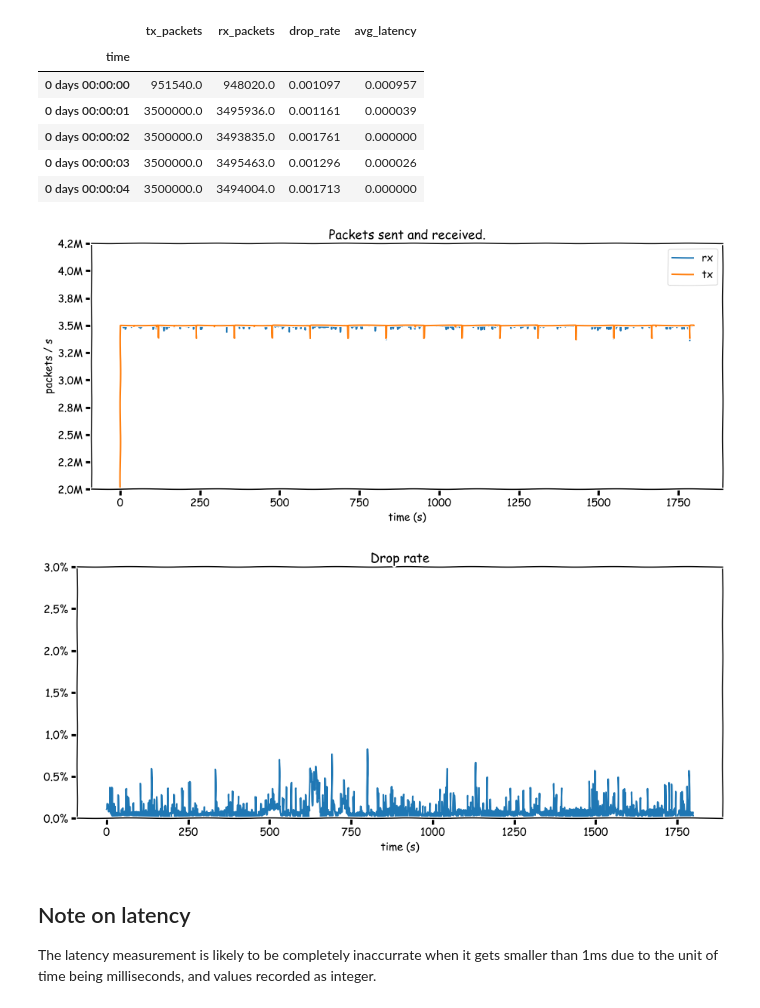
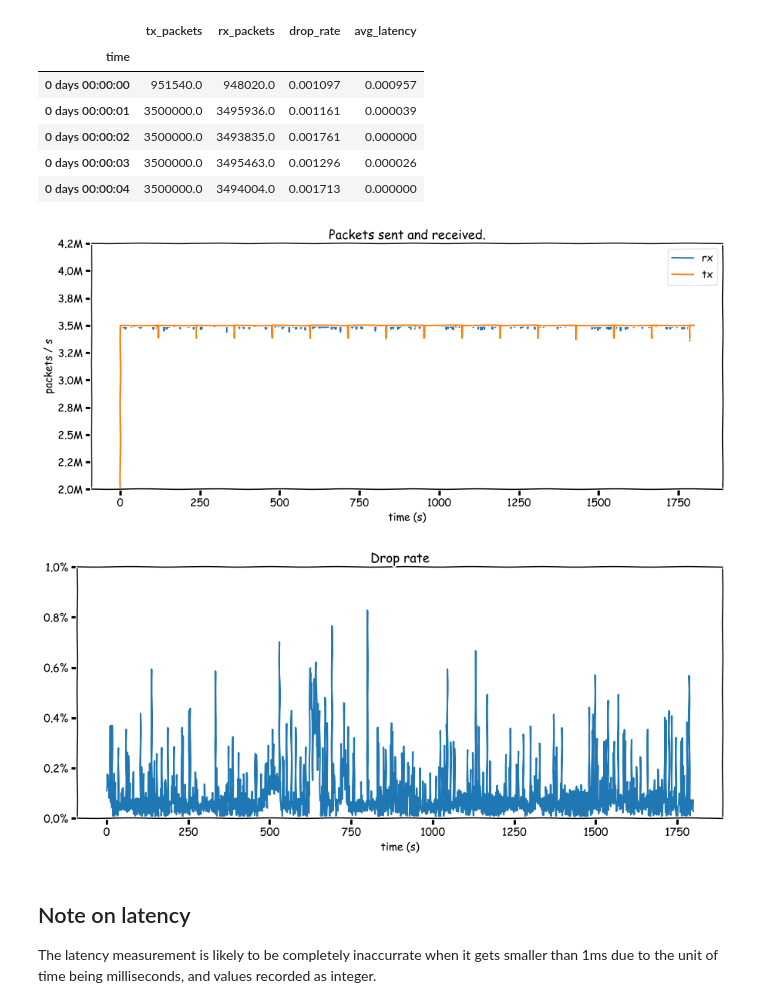
Before and after one commit to micromaomao/dpdk-project, a Jupyter notebook: data/a.ipynb, the cells around one changed output. Drawn from its saved outputs; the diff is of its cells as text; code cells hidden in the pictures.

```diff
--- a/data/a.ipynb
+++ b/data/a.ipynb
@@ -40,30 +40,30 @@ data.head()
 # %%
 # plot packet stats
 lims = (2e6, 4.25e6)
 
 graph_data = data[:1800]
 
 fig = plt.figure(figsize=(15, 6))
 plt.plot(graph_data.index.seconds, graph_data["rx_packets"], label="rx")
 plt.plot(graph_data.index.seconds, graph_data["tx_packets"], label="tx")
 plt.ylabel("packets / s")
 plt.xlabel("time (s)")
 plt.ylim(lims)
 plt.title("Packets sent and received.")
 plt.legend()
 plt.gca().yaxis.set_major_formatter(mticker.FuncFormatter(lambda x, _: f"{x/1e6:.1f}M"))
 plt.savefig("packets.svg")
 
 fig = plt.figure(figsize=(15, 6))
 plt.plot(graph_data.index.seconds, graph_data["drop_rate"])
 plt.xlabel("time (s)")
-plt.ylim(0, 0.03)
+plt.ylim(0, 0.01)
 plt.title("Drop rate")
 plt.gca().yaxis.set_major_formatter(mticker.FuncFormatter(lambda x, _: f"{x*100:.1f}%"))
 plt.savefig("drops.svg")
 # %% [output]
 [figure]
-[figure, old version]
+[figure, new version]
 # %% [markdown]
 ## Note on latency
 
```
